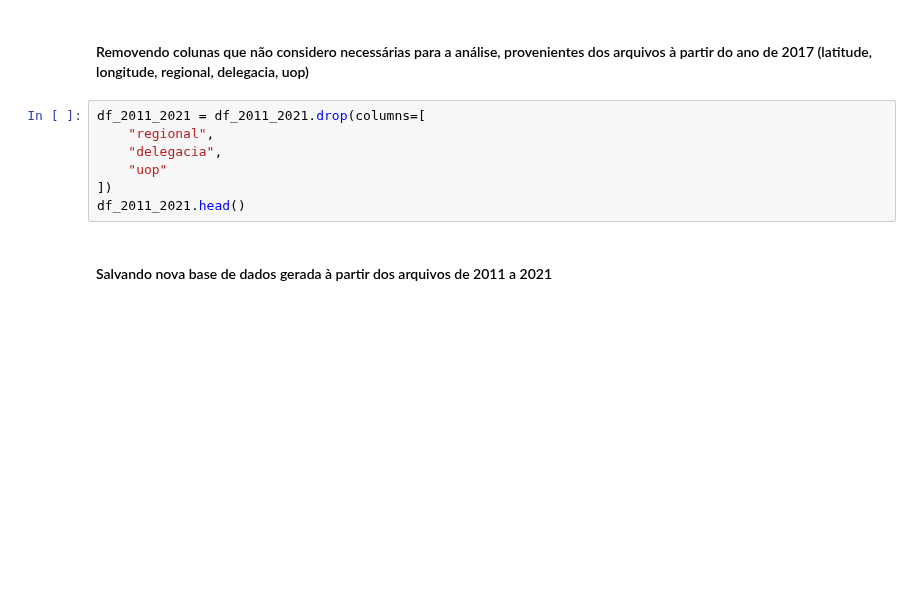
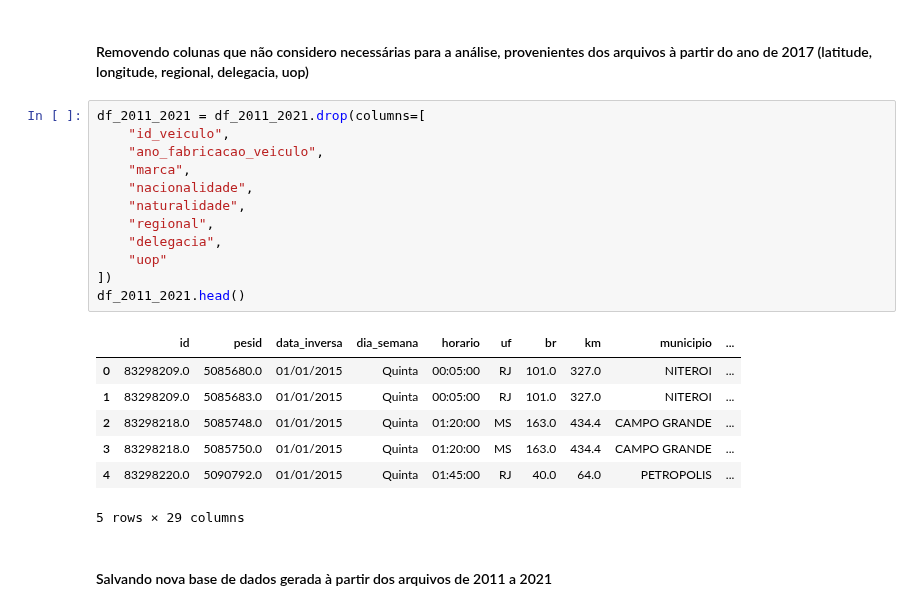
Before and after one commit to evidal1990/coderhouse_datascience, a Jupyter notebook: acquisition/data_acquisition.ipynb, the cells around one changed output. Saved outputs shown, nothing was run; the diff lists cells and outputs as text; blank space fills up the shorter version.

```diff
--- a/acquisition/data_acquisition.ipynb
+++ b/acquisition/data_acquisition.ipynb
@@ -58,11 +89,24 @@ df_2011_2021.info()
 #### Removendo colunas que não considero necessárias para a análise, provenientes dos arquivos à partir do ano de 2017 (latitude, longitude, regional, delegacia, uop)
 # %%
 df_2011_2021 = df_2011_2021.drop(columns=[
+    "id_veiculo",
+    "ano_fabricacao_veiculo",
+    "marca",
+    "nacionalidade",
+    "naturalidade",
     "regional",
     "delegacia",
     "uop"
 ])
 df_2011_2021.head()
+# %% [output]
+|  | id | pesid | data_inversa | dia_semana | horario | uf | br | km | municipio | ... |
+| 0 | 83298209.0 | 5085680.0 | 01/01/2015 | Quinta | 00:05:00 | RJ | 101.0 | 327.0 | NITEROI | ... |
+| 1 | 83298209.0 | 5085683.0 | 01/01/2015 | Quinta | 00:05:00 | RJ | 101.0 | 327.0 | NITEROI | ... |
+| 2 | 83298218.0 | 5085748.0 | 01/01/2015 | Quinta | 01:20:00 | MS | 163.0 | 434.4 | CAMPO GRANDE | ... |
+| 3 | 83298218.0 | 5085750.0 | 01/01/2015 | Quinta | 01:20:00 | MS | 163.0 | 434.4 | CAMPO GRANDE | ... |
+| 4 | 83298220.0 | 5090792.0 | 01/01/2015 | Quinta | 01:45:00 | RJ | 40.0 | 64.0 | PETROPOLIS | ... |
+5 rows × 29 columns
 # %% [markdown]
 #### Salvando nova base de dados gerada à partir dos arquivos de 2011 a 2021
 # %%
```
Also changed, not shown: parts of 5 cells of this notebook.
